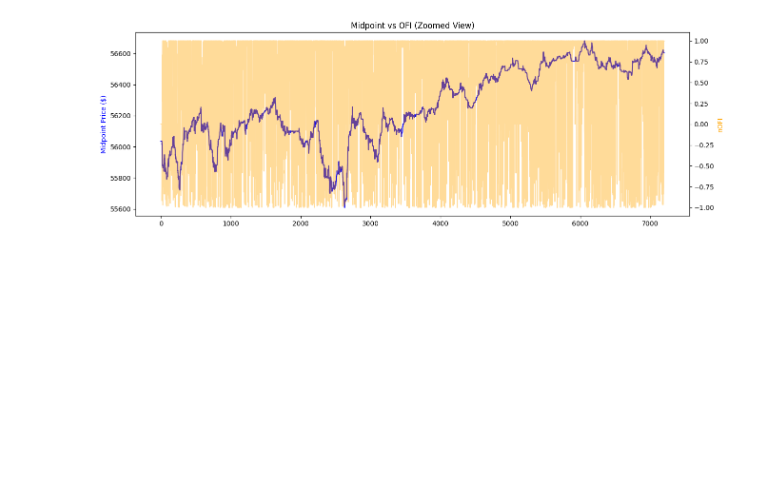
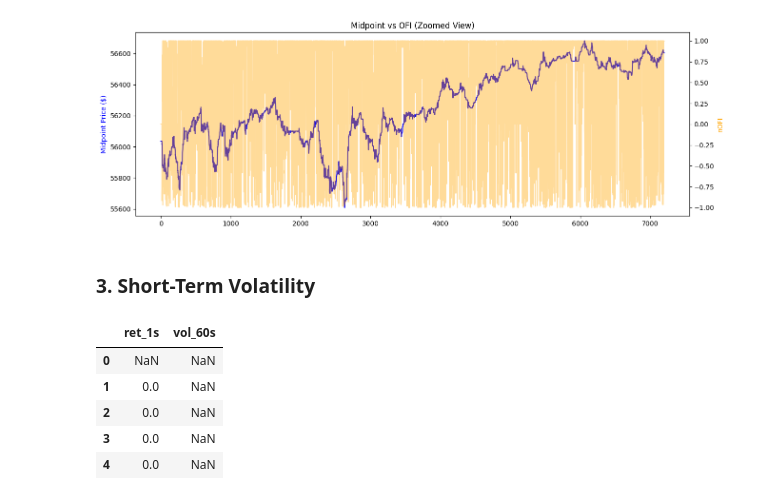
Before and after one commit to nicky5851/execution-simulator, a Jupyter notebook: notebooks/02_microstructure_features.ipynb, the cells around one changed output. Saved outputs shown, nothing was run; the diff lists cells and outputs as text; code cells hidden in the pictures; blank space fills up the shorter version.

```diff
--- a/notebooks/02_microstructure_features.ipynb
+++ b/notebooks/02_microstructure_features.ipynb
@@ -65,3 +67,18 @@ plt.title("Midpoint vs OFI (Zoomed View)")
 plt.show()
 # %% [output]
 [figure]
+# %% [markdown]
+### 3. Short-Term Volatility
+# %%
+# 60-second realized volatility
+df['ret_1s'] = df['midpoint'].pct_change()
+
+df['vol_60s'] = df['ret_1s'].rolling(60).std() * (60**0.5)
+df[['ret_1s', 'vol_60s']].head()
+# %% [output]
+|  | ret_1s | vol_60s |
+| 0 | NaN | NaN |
+| 1 | 0.0 | NaN |
+| 2 | 0.0 | NaN |
+| 3 | 0.0 | NaN |
+| 4 | 0.0 | NaN |
```
Also changed, not shown: parts of 3 cells of this notebook.
